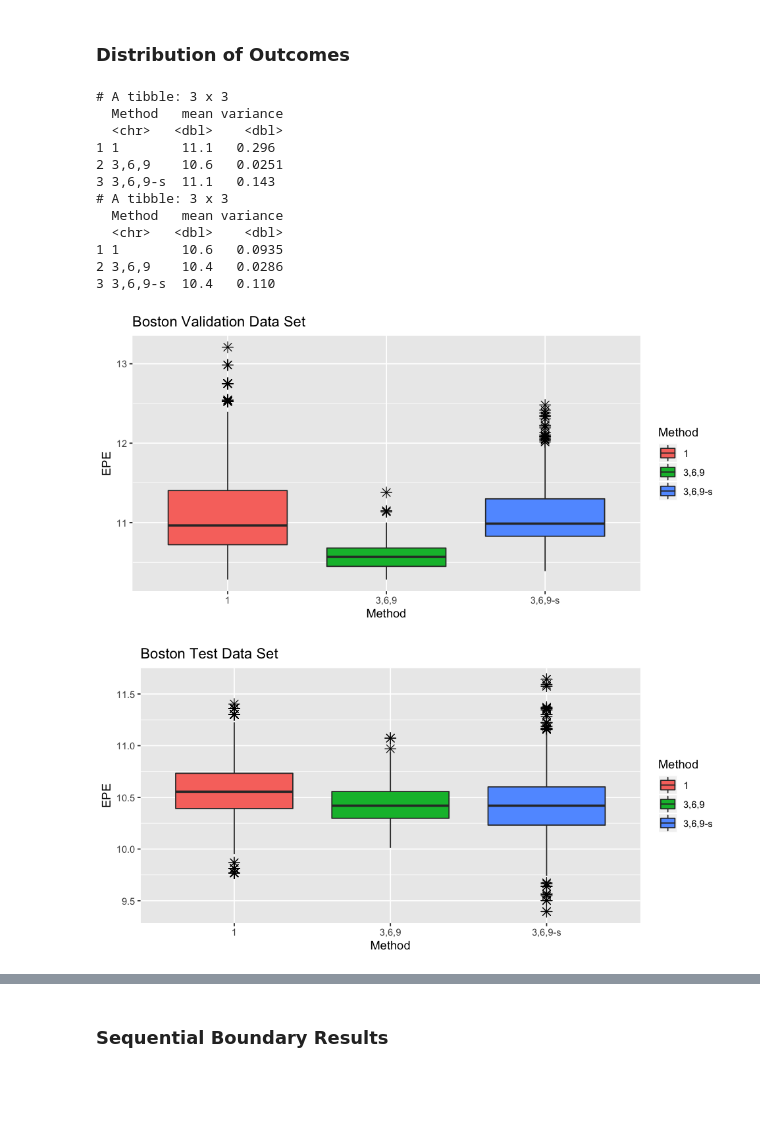
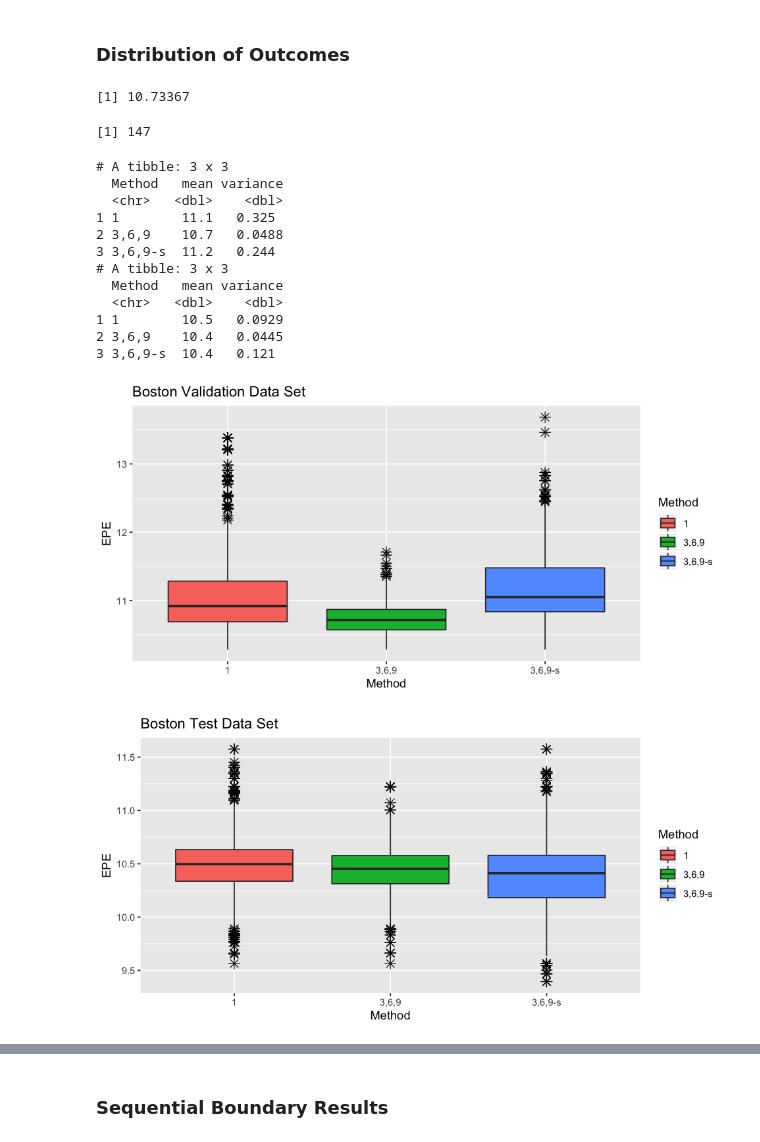
Before and after one commit to LarsHH/reproducible-hyperparameter-optimization-jcgs-2019, a Jupyter notebook: evaluation.ipynb, the cells around one changed output, grey strips where cells are left out. Saved outputs shown, nothing was run; the diff lists cells and outputs as text; code cells hidden in the pictures; blank space fills up the shorter version.

```diff
--- a/evaluation.ipynb
+++ b/evaluation.ipynb
@@ -903,3 +990,17 @@ for(P in names(seqboundary.results[["IMDB"]])){
 # imdb.csv$Objective <- 1.-imdb.csv$Objective+rnorm(nrow(imdb.csv), 0, 0.000000001)
 # imdb.csv$test_error <- 1.-imdb.csv$test_acc
 # imdb.shuffled <- group_data(imdb.csv, 'dropout_embedding', testset='test_error')
+# %%
+dataset <- "IMDB"
+imdb.valid.revision <- read.csv("revision-results/imdb-valid.csv")
+imdb.test.revision <- read.csv("revision-results/imdb-test.csv")
+valid.boxplot <- ggplot(imdb.valid.revision, aes(x=Method, y=EPE, fill=Method)) +
+                          geom_boxplot(outlier.colour="black", outlier.shape=8, outlier.size=3) +
+                          labs(y="EPE", title=paste(dataset, "Validation Data Set"))
+valid.boxplot
+ggsave(paste("figures/", dataset, "-validation-revised.pdf", sep=""), plot=valid.boxplot, width=8, height=4)
+test.boxplot <- ggplot(imdb.test.revision, aes(x=Method, y=EPE, fill=Method)) +
+                      geom_boxplot(outlier.colour="black", outlier.shape=8, outlier.size=3) +
+                      labs(y="EPE", title=paste(dataset, "Test Data Set"))
+test.boxplot
+ggsave(paste("figures/", dataset, "-test-revised.pdf", sep=""), plot=test.boxplot, width=8, height=4)
@@ -923,5 +1027,7 @@ boston.plot
 # %%
 # ggsave("figures/Boston-density.pdf", plot=boston.plot, width=8, height=4)
+# %%
+K.values <- c(15,20,25)
 # %%
 boston.results <- list()
 for(k in K.values) {
@@ -958,8 +1064,18 @@ Avg Evaluations & 50 & 250 & 500 & 280 \\
  \end{table}
 # %% [markdown]
 ### Distribution of Outcomes
+# %%
+chosen.k <- '25'
+# %%
+mean(boston.results[[chosen.k]][['3,6,9']][['E(\\Psi(\\lambda^*))']])
+# %% [output]
+[1] 10.73367
+# %%
+adjusted.K
+# %% [output]
+[1] 147
 # %%
-adjusted.K <- ceiling(boston.results[['150']][['3,6,9']][['Avg Evaluations']])
+adjusted.K <- ceiling(boston.results[[chosen.k]][['3,6,9']][['Avg Evaluations']])
 if (adjusted.K > length(unique(boston$Lambda))){
     cat(paste("Not enough trials. Needed", adjusted.K, "have", length(unique(boston$Lambda))))
 } else {
@@ -973,36 +1089,36 @@ if (adjusted.K > length(unique(boston$Lambda))){
 }
 # %%
 dataset = "Boston"
-rval = rbind(tibble(EPE=boston.results[['150']][['3,6,9']][['E(\\Psi(\\lambda^*))']], Method='3,6,9'),
-             tibble(EPE=boston.results[['150']][['3,6,9']][['E(\\Psi(\\lambda^s))']], Method='3,6,9-s'),
+rval = rbind(tibble(EPE=boston.results[[chosen.k]][['3,6,9']][['E(\\Psi(\\lambda^*))']], Method='3,6,9'),
+             tibble(EPE=boston.results[[chosen.k]][['3,6,9']][['E(\\Psi(\\lambda^s))']], Method='3,6,9-s'),
              tibble(EPE=boston.results[[as.character(adjusted.K)]][['1']][['E(\\Psi(\\lambda^*))']], Method='1'))
 valid.boxplot <- ggplot(rval, aes(x=Method, y=EPE, fill=Method)) +
                           geom_boxplot(outlier.colour="black", outlier.shape=8, outlier.size=3) +
                           labs(y="EPE", title=paste(dataset, "Validation Data Set"))
 print(rval %>% group_by(Method) %>% summarise(mean=mean(EPE), variance=var(EPE)))
 valid.boxplot
-ggsave(paste("figures/", dataset, "-validation.pdf", sep=""), plot=valid.boxplot, width=8, height=4)
-rval = rbind(tibble(EPE=boston.results[['150']][['3,6,9']][['E(\\Psi^T(\\lambda^*))']], Method='3,6,9'),
-             tibble(EPE=boston.results[['150']][['3,6,9']][['E(\\Psi^T(\\lambda^s))']], Method='3,6,9-s'),
+# ggsave(paste("figures/", dataset, "-validation.pdf", sep=""), plot=valid.boxplot, width=8, height=4)
+rval = rbind(tibble(EPE=boston.results[[chosen.k]][['3,6,9']][['E(\\Psi^T(\\lambda^*))']], Method='3,6,9'),
+             tibble(EPE=boston.results[[chosen.k]][['3,6,9']][['E(\\Psi^T(\\lambda^s))']], Method='3,6,9-s'),
              tibble(EPE=boston.results[[as.character(adjusted.K)]][['1']][['E(\\Psi^T(\\lambda^*))']], Method='1'))
 print(rval %>% group_by(Method) %>% summarise(mean=mean(EPE), variance=var(EPE)))
 test.boxplot <- ggplot(rval, aes(x=Method, y=EPE, fill=Method)) +
                       geom_boxplot(outlier.colour="black", outlier.shape=8, outlier.size=3) +
                       labs(y="EPE", title=paste(dataset, "Test Data Set"))
-ggsave(paste("figures/", dataset, "-test.pdf", sep=""), plot=test.boxplot, width=8, height=4)
+# ggsave(paste("figures/", dataset, "-test.pdf", sep=""), plot=test.boxplot, width=8, height=4)
 test.boxplot
 # %% [output]
 # A tibble: 3 x 3
   Method   mean variance
   <chr>   <dbl>    <dbl>
-1 1        11.1   0.296
-2 3,6,9    10.6   0.0251
-3 3,6,9-s  11.1   0.143
+1 1        11.1   0.325
+2 3,6,9    10.7   0.0488
+3 3,6,9-s  11.2   0.244
 # A tibble: 3 x 3
   Method   mean variance
   <chr>   <dbl>    <dbl>
-1 1        10.6   0.0935
-2 3,6,9    10.4   0.0286
-3 3,6,9-s  10.4   0.110
+1 1        10.5   0.0929
+2 3,6,9    10.4   0.0445
+3 3,6,9-s  10.4   0.121
-[figure, old version]
+[figure, new version]
-[figure, old version]
+[figure, new version]
```
Also changed, not shown: parts of 45 cells of this notebook, 1 other file.
